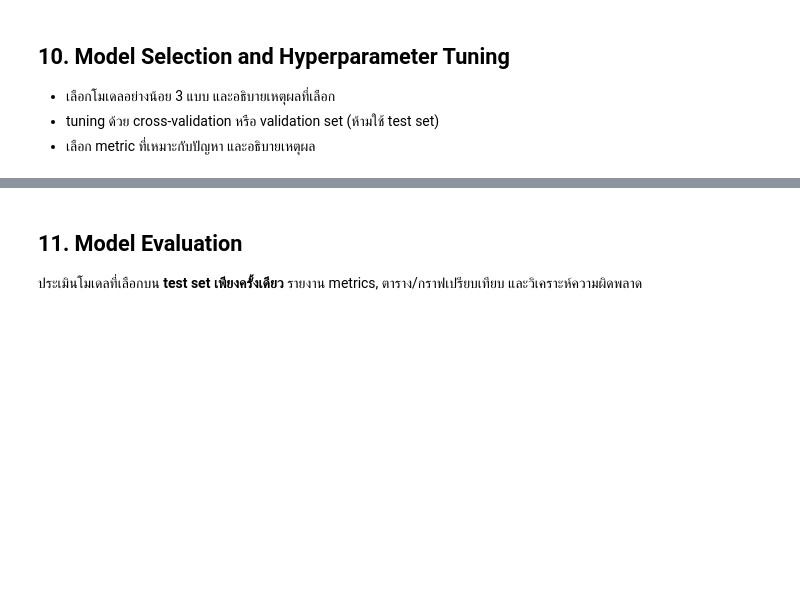
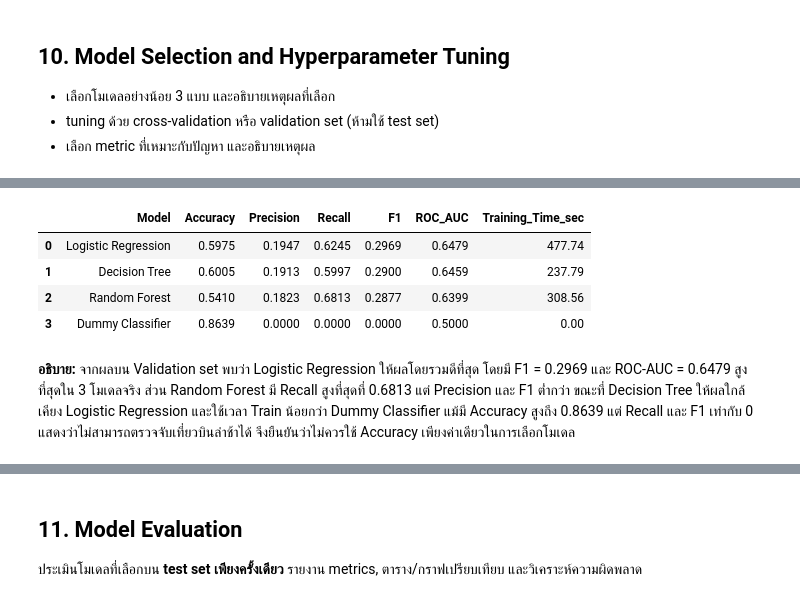
Before and after one commit to prapakronmu/project2_bigdata-G4, a Jupyter notebook: GROUP4_MiniProject_Part2_BigData_ML.ipynb, the cells around one changed output, grey strips where cells are left out. Saved outputs shown, nothing was run; the diff lists cells and outputs as text; code cells hidden in the pictures; blank space fills up the shorter version.

```diff
--- a/GROUP4_MiniProject_Part2_BigData_ML.ipynb
+++ b/GROUP4_MiniProject_Part2_BigData_ML.ipynb
@@ -1704,8 +1698,6 @@ df["IsHoliday"] = df["FlightDate"].isin(holidays).astype("int8")
 
 # --- ตัวแปรเส้นทางและระยะทาง ---
 df["Route"] = (df["Origin"].astype(str) + "_" + df["Dest"].astype(str)).astype("category")
-df["DistanceGroup"] = pd.qcut(df["Distance"], q=4,
-                              labels=["Short", "Medium", "Long", "VeryLong"]).astype("category")
 
 for c in ["Reporting_Airline", "Origin", "Dest"]:
     df[c] = df[c].astype("category")
@@ -1723,7 +1715,7 @@ feature_cols = [
     "DayOfWeek", "IsWeekend", "IsHoliday",
     "ScheduledHour", "TimeOfDay",
     "Reporting_Airline", "Origin", "Dest", "Route",
-    "Distance", "DistanceGroup",
+    "Distance",
 ]
 if USE_MONTH:
     feature_cols += ["Month"]
@@ -1867,0 +2055,14 @@ Train ใช้ให้โมเดลเรียนรู้ Validation ใ
+# %%
+# 9.4 Fit Preprocessor จาก Train เท่านั้น
+
+preprocessor.fit(X_train)
+
+# ดูจำนวน features หลัง preprocessing
+feature_names = preprocessor.get_feature_names_out()
+
+print("Fit Preprocessing จาก Train สำเร็จ")
+print(f"จำนวน Feature ก่อน Preprocessing : {X_train.shape[1]:,}")
+print(f"จำนวน Feature หลัง Preprocessing : {len(feature_names):,}")
+
+print("\nตัวอย่าง Feature หลัง Preprocessing:")
+print(feature_names[:20])
@@ -1878,0 +2478,45 @@ Train ใช้ให้โมเดลเรียนรู้ Validation ใ
+# %%
+# 10.5 เปรียบเทียบผลโมเดลเบื้องต้น
+
+model_comparison = pd.concat(
+    [
+        baseline_results,
+        logistic_results,
+        tree_results,
+        rf_results
+    ],
+    ignore_index=True
+)
+
+# Dummy ไม่มีเวลาฝึกที่บันทึกไว้
+if "Training_Time_sec" not in baseline_results.columns:
+    model_comparison.loc[
+        model_comparison["Model"] == "Dummy Classifier",
+        "Training_Time_sec"
+    ] = 0
+
+# เรียงตาม ROC-AUC จากมากไปน้อย
+model_comparison = model_comparison.sort_values(
+    by="ROC_AUC",
+    ascending=False
+).reset_index(drop=True)
+
+display(
+    model_comparison.style.format({
+        "Accuracy": "{:.4f}",
+        "Precision": "{:.4f}",
+        "Recall": "{:.4f}",
+        "F1": "{:.4f}",
+        "ROC_AUC": "{:.4f}",
+        "Training_Time_sec": "{:,.2f}"
+    })
+)
+# %% [output]
+|  | Model | Accuracy | Precision | Recall | F1 | ROC_AUC | Training_Time_sec |
+| 0 | Logistic Regression | 0.5975 | 0.1947 | 0.6245 | 0.2969 | 0.6479 | 477.74 |
+| 1 | Decision Tree | 0.6005 | 0.1913 | 0.5997 | 0.2900 | 0.6459 | 237.79 |
+| 2 | Random Forest | 0.5410 | 0.1823 | 0.6813 | 0.2877 | 0.6399 | 308.56 |
+| 3 | Dummy Classifier | 0.8639 | 0.0000 | 0.0000 | 0.0000 | 0.5000 | 0.00 |
+# %% [markdown]
+**อธิบาย:** จากผลบน Validation set พบว่า Logistic Regression ให้ผลโดยรวมดีที่สุด โดยมี F1 = 0.2969 และ ROC-AUC = 0.6479 สูงที่สุดใน 3 โมเดลจริง ส่วน Random Forest มี Recall สูงที่สุดที่ 0.6813 แต่ Precision และ F1 ต่ำกว่า ขณะที่ Decision Tree ให้ผลใกล้เคียง Logistic Regression และใช้เวลา Train น้อยกว่า
+Dummy Classifier แม้มี Accuracy สูงถึง 0.8639 แต่ Recall และ F1 เท่ากับ 0 แสดงว่าไม่สามารถตรวจจับเที่ยวบินล่าช้าได้ จึงยืนยันว่าไม่ควรใช้ Accuracy เพียงค่าเดียวในการเลือกโมเดล
```
Also changed, not shown: parts of 49 cells of this notebook.
